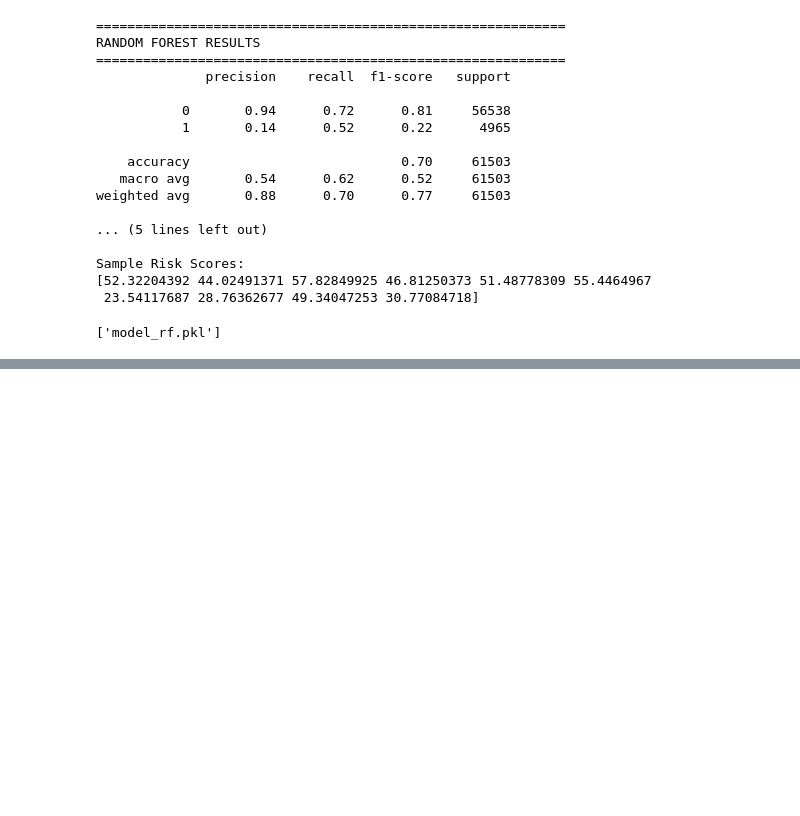
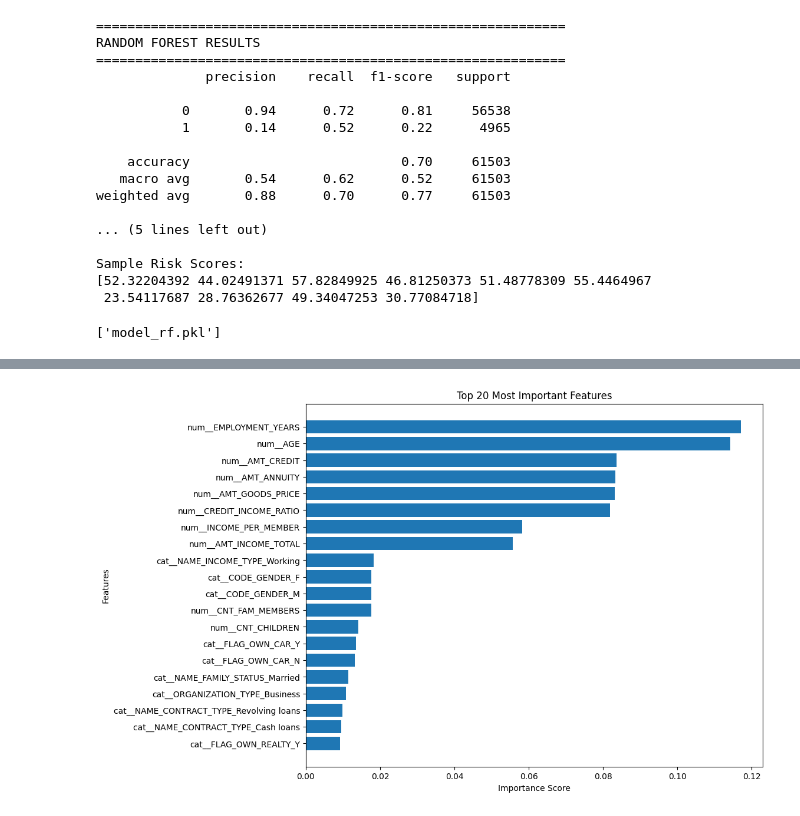
Before and after one commit to aryangaikwadgit/housing-loan-credit-risk-prediction, a Jupyter notebook: notebook/home_credit_risk.ipynb, the cells around one changed output, grey strips where cells are left out. Saved outputs shown, nothing was run; the diff lists cells and outputs as text; code cells hidden in the pictures; blank space fills up the shorter version.

```diff
--- a/notebook/home_credit_risk.ipynb
+++ b/notebook/home_credit_risk.ipynb
@@ -1071,0 +1157,83 @@ joblib.dump(pipeline_rf,"model_rf.pkl")
+# %%
+import pandas as pd
+import matplotlib.pyplot as plt
+
+# =====================================
+# GET FEATURE NAMES AFTER PREPROCESSING
+# =====================================
+
+feature_names = (
+    pipeline_rf_v2.named_steps[
+        "preprocessing"
+    ]
+    .get_feature_names_out()
+)
+
+# =====================================
+# FEATURE IMPORTANCE
+# =====================================
+
+importance = (
+    pipeline_rf_v2.named_steps[
+        "model"
+    ]
+    .feature_importances_
+)
+
+feature_importance_df = pd.DataFrame({
+
+    "Feature":
+    feature_names,
+
+    "Importance":
+    importance
+
+})
+
+feature_importance_df = (
+    feature_importance_df
+    .sort_values(
+        by="Importance",
+        ascending=False
+    )
+)
+
+# =====================================
+# TOP FEATURES
+# =====================================
+
+print(
+    feature_importance_df
+    .head(20)
+)
+
+# =====================================
+# PLOT
+# =====================================
+
+plt.figure(figsize=(10,8))
+
+plt.barh(
+    feature_importance_df[
+        "Feature"
+    ].head(20)[::-1],
+
+    feature_importance_df[
+        "Importance"
+    ].head(20)[::-1]
+)
+
+plt.xlabel(
+    "Importance Score"
+)
+
+plt.ylabel(
+    "Features"
+)
+
+plt.title(
+    "Top 20 Most Important Features"
+)
+
+plt.show()
+# %% [output]
@@ -1071,0 +1257 @@ joblib.dump(pipeline_rf,"model_rf.pkl")
+[figure, added]
```
Also changed, not shown: parts of 12 cells of this notebook, 14 other files.
